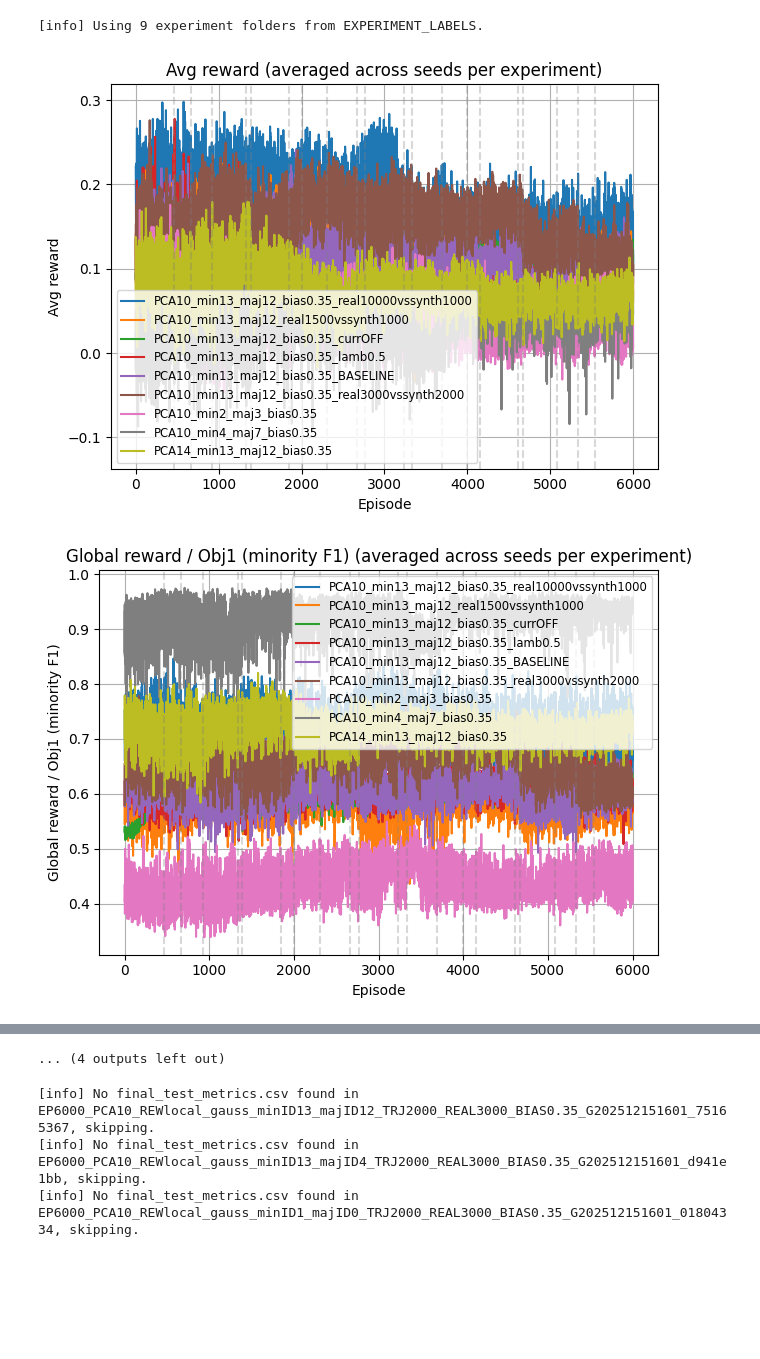
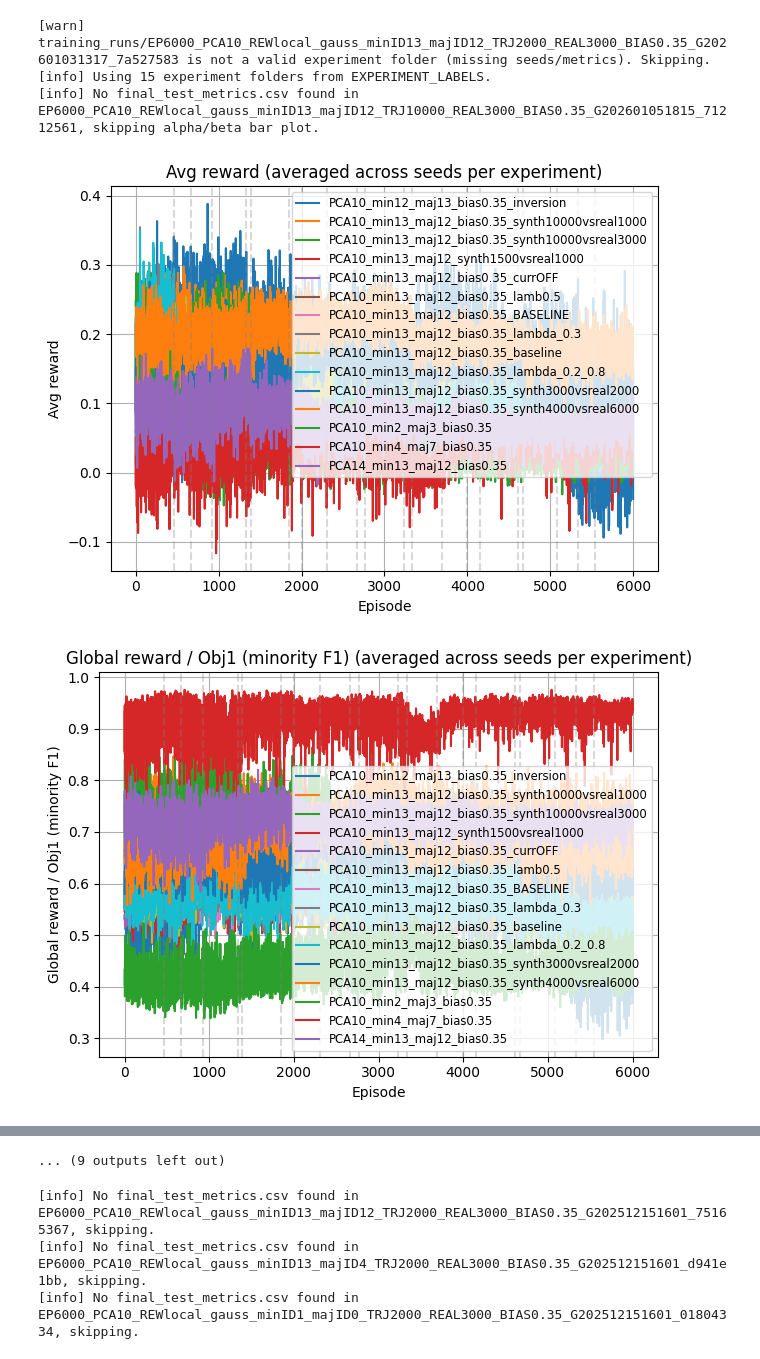
Before and after one commit to LucasHartmanWestern/cs_9170_project, a Jupyter notebook: plot_results.ipynb, the cells around one changed output, grey strips where cells are left out. Saved outputs shown, nothing was run; the diff lists cells and outputs as text; code cells hidden in the pictures; blank space fills up the shorter version.

```diff
--- a/plot_results.ipynb
+++ b/plot_results.ipynb
@@ -116,18 +122,31 @@ ROOT = Path("training_runs")
 # 1) SELECT WHICH EXPERIMENTS TO PLOT
 # ============================================================
 EXPERIMENT_LABELS = {
-    "EP6000_PCA10_REWlocal_gauss_minID13_majID12_TRJ10000_REAL3000_BIAS0.35_G202512291930_005b211d": "PCA10_min13_maj12_bias0.35_real10000vssynth1000",
-    "EP6000_PCA10_REWlocal_gauss_minID13_majID12_TRJ1000_REAL1500_BIAS0.35_G202512291930_b33abece": "PCA10_min13_maj12_real1500vssynth1000",
+    "EP6000_PCA10_REWlocal_gauss_minID13_majID12_TRJ10000_REAL3000_BIAS0.35_G202512291930_005b211d": "PCA10_min13_maj12_bias0.35_synth10000vsreal1000",
+    "EP6000_PCA10_REWlocal_gauss_minID13_majID12_TRJ1000_REAL1500_BIAS0.35_G202512291930_b33abece": "PCA10_min13_maj12_synth1500vsreal1000",
     "EP6000_PCA10_REWlocal_gauss_minID13_majID12_TRJ2000_REAL3000_BIAS0.35_G202512291930_0a4a5707": "PCA10_min13_maj12_bias0.35_currOFF",#curr off
     "EP6000_PCA10_REWlocal_gauss_minID13_majID12_TRJ2000_REAL3000_BIAS0.35_G202512291930_6d7b645b": "PCA10_min13_maj12_bias0.35_lamb0.5",
     "EP6000_PCA10_REWlocal_gauss_minID13_majID12_TRJ2000_REAL3000_BIAS0.35_G202512291930_dd5d91c8": "PCA10_min13_maj12_bias0.35_BASELINE",
-    "EP6000_PCA10_REWlocal_gauss_minID13_majID12_TRJ3000_REAL2000_BIAS0.35_G202512291930_73c92301": "PCA10_min13_maj12_bias0.35_real3000vssynth2000",
+    "EP6000_PCA10_REWlocal_gauss_minID13_majID12_TRJ3000_REAL2000_BIAS0.35_G202512291930_73c92301": "PCA10_min13_maj12_bias0.35_synth3000vsreal2000",
     "EP6000_PCA10_REWlocal_gauss_minID2_majID3_TRJ2000_REAL3000_BIAS0.35_G202512291930_8f109bb2": "PCA10_min2_maj3_bias0.35",#2 vs 3
     "EP6000_PCA10_REWlocal_gauss_minID4_majID7_TRJ2000_REAL3000_BIAS0.35_G202512291930_5e7abc6a": "PCA10_min4_maj7_bias0.35",#4 vs 7
     "EP6000_PCA14_REWlocal_gauss_minID13_majID12_TRJ2000_REAL3000_BIAS0.35_G202512291930_df7caea7": "PCA14_min13_maj12_bias0.35",
+    "EP6000_PCA10_REWlocal_gauss_minID12_majID13_TRJ2000_REAL3000_BIAS0.35_G202601051019_bb6ed112": "PCA10_min12_maj13_bias0.35_inversion",
+    "EP6000_PCA10_REWlocal_gauss_minID13_majID12_TRJ10000_REAL3000_BIAS0.35_G202601051815_71212561": "PCA10_min13_maj12_bias0.35_synth10000vsreal3000",
+    "EP6000_PCA10_REWlocal_gauss_minID13_majID12_TRJ2000_REAL3000_BIAS0.35_G202601031317_7a527583": "PCA10_min13_maj12_bias0.35_baseline",
+    "EP6000_PCA10_REWlocal_gauss_minID13_majID12_TRJ2000_REAL3000_BIAS0.35_G202601041746_55cfcb50": "PCA10_min13_maj12_bias0.35_lambda_0.3",
+    "EP6000_PCA10_REWlocal_gauss_minID13_majID12_TRJ2000_REAL3000_BIAS0.35_G202601041746_aa4716a9": "PCA10_min13_maj12_bias0.35_baseline",
+    "EP6000_PCA10_REWlocal_gauss_minID13_majID12_TRJ2000_REAL3000_BIAS0.35_G202601041746_bcbb2f7f": "PCA10_min13_maj12_bias0.35_lambda_0.2_0.8",
+    "EP6000_PCA10_REWlocal_gauss_minID13_majID12_TRJ4000_REAL6000_BIAS0.35_G202601051815_a460942d": "PCA10_min13_maj12_bias0.35_synth4000vsreal6000",
+
 
 }
 
+# EXPERIMENT_LABELS = {
+#     "EP6000_PCA10_REWlocal_gauss_minID12_majID13_TRJ2000_REAL3000_BIAS0.35_G202601051640_4d46e243": "PCA10_min12_maj13_bias0.35",
+# }
+
+# ==============================================================
 
 # Metrics to actually plot (time-series)
 METRIC_COLS = {
@@ -482,33 +501,35 @@ def main():
             continue
 
         # draw curriculum stage transitions
         for ep in stage_transitions:
             plt.axvline(ep, linestyle="--", color="gray", alpha=0.3)
 
         plt.xlabel("Episode")
         plt.ylabel(metric_label)
         plt.title(f"{metric_label} (averaged across seeds per experiment)")
         plt.grid(True)
         plt.legend(fontsize="small")
         plt.tight_layout()
 
     # ============================================================
     # 2) Final Alpha vs Beta bar plots
     # ============================================================
     for exp_dir in exp_dirs:
         name = exp_dir.name
         if name not in final_cache:
             continue
         mean_series = final_cache[name]
         info = info_cache.get(name, {})
         exp_label = label_for_folder(name, info)
         plot_alpha_vs_beta_bar(exp_dir, exp_label, mean_series)
 
     plt.show()
 
 if __name__ == "__main__":
     main()
 # %% [output]
-[info] Using 9 experiment folders from EXPERIMENT_LABELS.
+[warn] training_runs/EP6000_PCA10_REWlocal_gauss_minID13_majID12_TRJ2000_REAL3000_BIAS0.35_G202601031317_7a527583 is not a valid experiment folder (missing seeds/metrics). Skipping.
+[info] Using 15 experiment folders from EXPERIMENT_LABELS.
+[info] No final_test_metrics.csv found in EP6000_PCA10_REWlocal_gauss_minID13_majID12_TRJ10000_REAL3000_BIAS0.35_G202601051815_71212561, skipping alpha/beta bar plot.
-[figure, old version]
+[figure, new version]
-[figure, old version]
+[figure, new version]
@@ -524,4 +545,4 @@ if __name__ == "__main__":
-... (4 outputs left out)
+... (9 outputs left out)
 # %%
 #1312
 # | Metric                  | Average       |
```
Also changed, not shown: parts of 2 cells of this notebook, 10 other files.
